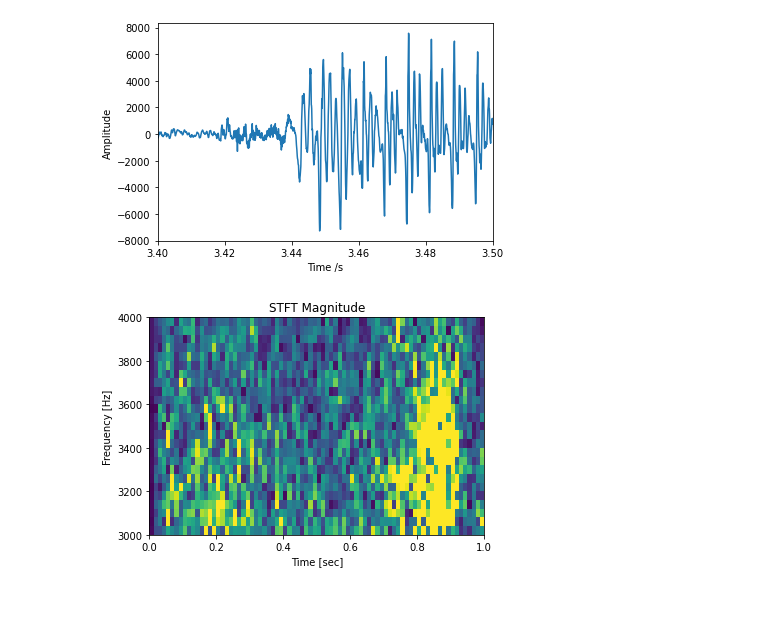
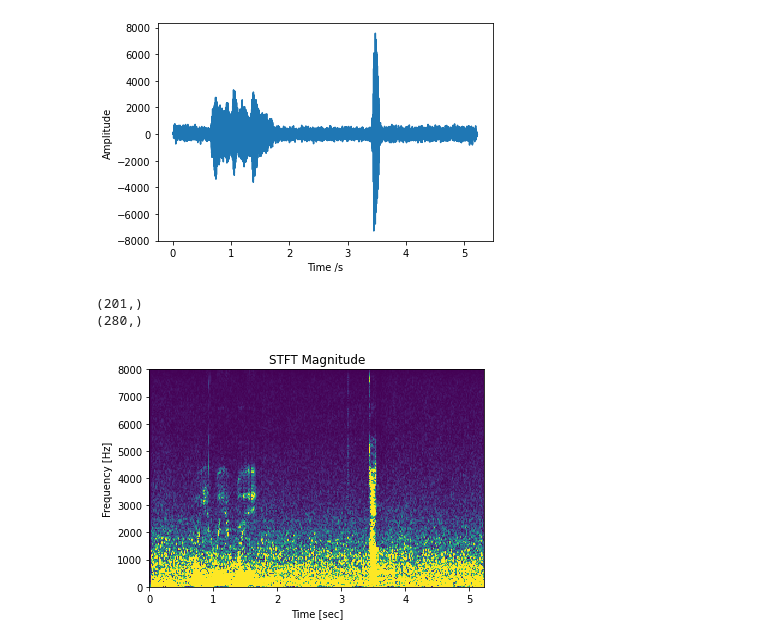
Before and after one commit to hyzycczz/TongueGAN, a Jupyter notebook: 測試/read_speech.ipynb, the cells around one changed output. Cells and saved outputs as stored; diff of their text form; code cells hidden in the pictures; blank space fills up the shorter version.

```diff
--- a/測試/read_speech.ipynb
+++ b/測試/read_speech.ipynb
@@ -23,24 +23,29 @@ plt.plot(time, data) # 開畫
 plt.xlabel("Time /s")
 plt.ylabel("Amplitude")
 
-plt.xlim(3.4,3.5)
+# plt.xlim(3.4,3.5)
 # 限制 x 軸的顯示範圍
 
 plt.show()
 # %% [output]
-[figure, old version]
+[figure, new version]
 # %%
-f, t, Zxx = signal.stft(data, samplerate, nperseg=400, noverlap=200)
+f, t, Zxx = signal.stft(data, samplerate, nperseg=400, noverlap=100)
 # 進行 stft 轉換， nperseg 是音窗的長度，noverlap 是音窗之間重疊的長度，單位"應該"是資料量。
 # 這邊是重疊 1/2，
 
-plt.pcolormesh(t, f, np.abs(Zxx), vmin=0, vmax=5, shading='flat')
+print(f.shape)
+print(t.shape)
+
+plt.pcolormesh(t, f, np.abs(Zxx), vmin=0, vmax=20, shading='flat')
 # 劃出圖片，其中 vmin 和 vmax 就是資料的上限和下限，如果超過的話整片黃的或藍的，像下面一樣
 plt.title('STFT Magnitude')
 plt.ylabel('Frequency [Hz]')
 plt.xlabel('Time [sec]')
-plt.xlim(0,1) # 限制x軸輸出範圍。
-plt.ylim(3000,4000) # 限制y軸輸出範圍。
+# plt.xlim(0,1) # 限制x軸輸出範圍。
+# plt.ylim(3000,4000) # 限制y軸輸出範圍。
 plt.show()
 # %% [output]
+(201,)
+(280,)
-[figure, old version]
+[figure, new version]
```
Also changed, not shown: parts of 2 cells of this notebook, 3 other files.
